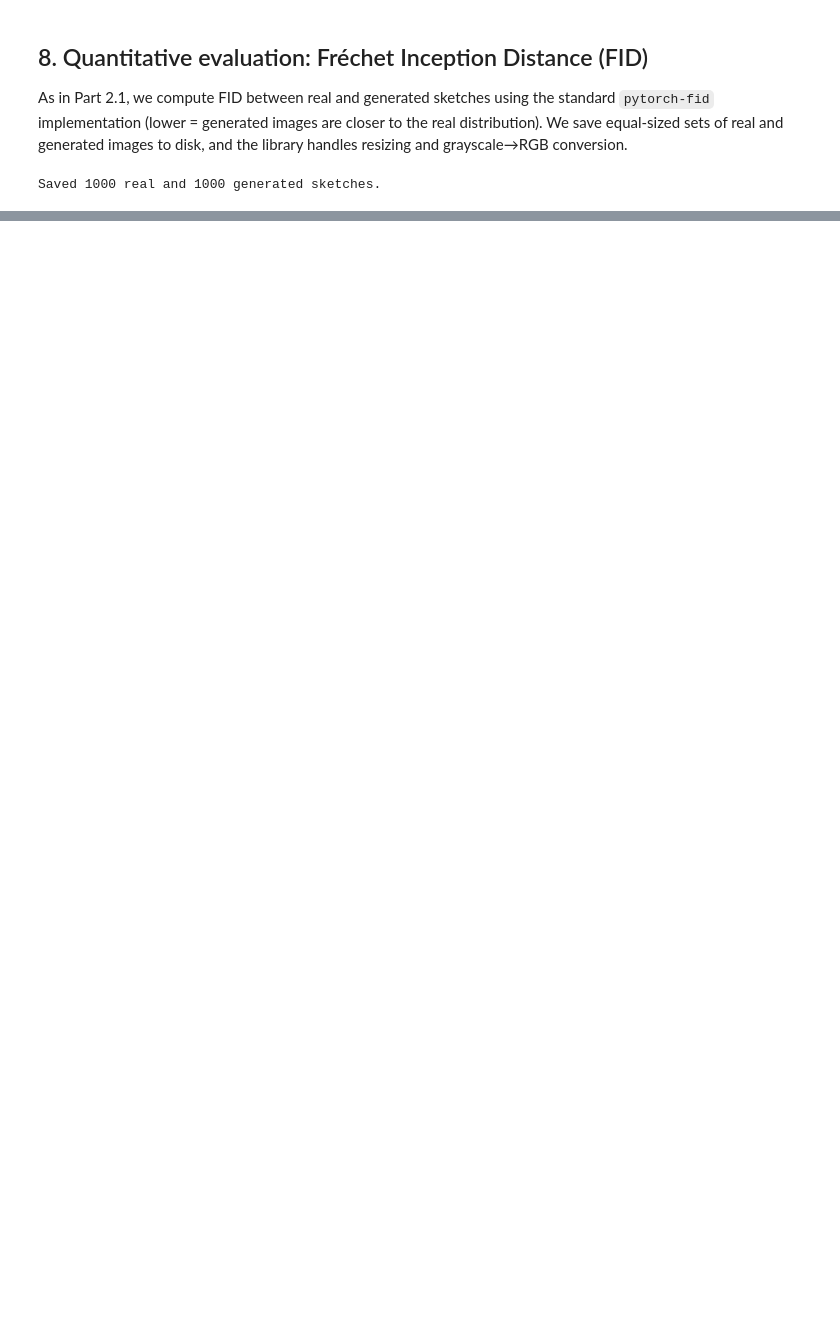
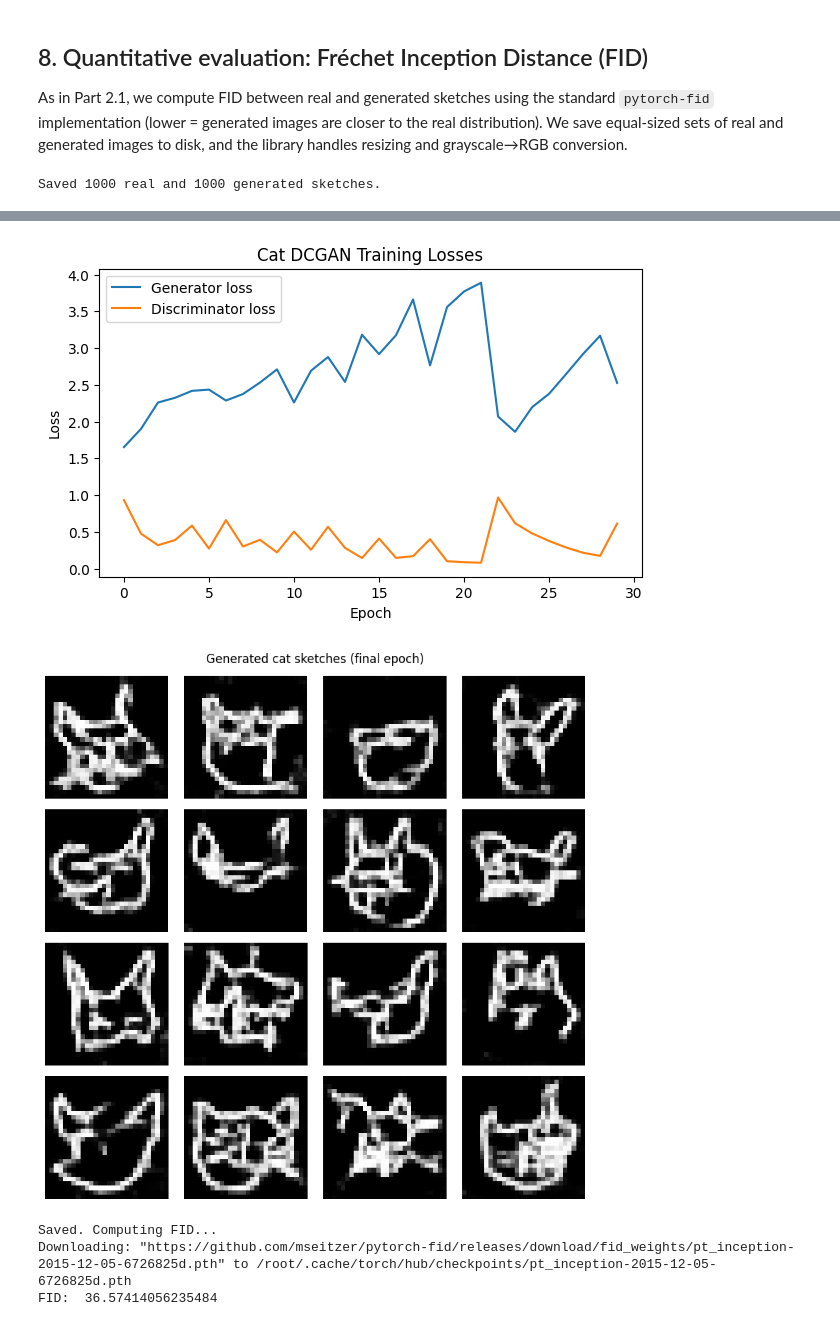
Before and after one commit to iisratislam/Generative_Modeling_Case-Study, a Jupyter notebook: part2_quickdraw_gan.ipynb, the cells around one changed output, grey strips where cells are left out. Cells and saved outputs as stored; diff of their text form; code cells hidden in the pictures; blank space fills up the shorter version.

Commit message:
Part 2.3 extension: cat category DCGAN + complexity comparison (FID=36.6)

```diff
--- a/part2_quickdraw_gan.ipynb
+++ b/part2_quickdraw_gan.ipynb
@@ -425,0 +567,50 @@ FID:  39.09211601676219
+# %%
+def show_generated_grid(snapshot, n=16, title="Generated sketches"):
+    imgs = (snapshot + 1) / 2.0
+    plt.figure(figsize=(8, 8))
+    for i in range(n):
+        plt.subplot(4, 4, i+1)
+        plt.imshow(imgs[i, 0], cmap="gray"); plt.axis("off")
+    plt.suptitle(title); plt.tight_layout(); plt.show()
+
+# Loss curve
+plt.figure(figsize=(7, 4))
+plt.plot(g_losses_cat, label="Generator loss")
+plt.plot(d_losses_cat, label="Discriminator loss")
+plt.xlabel("Epoch"); plt.ylabel("Loss")
+plt.title("Cat DCGAN Training Losses"); plt.legend(); plt.show()
+
+# Generated cats (final epoch)
+show_generated_grid(snapshots_cat[-1], title="Generated cat sketches (final epoch)")
+# %% [output]
+[figure, added]
+[figure, added]
+# %%
+!pip install pytorch-fid -q
+import os
+from torchvision.utils import save_image
+
+def save_images_for_fid(tensor_imgs, folder, prefix="img"):
+    os.makedirs(folder, exist_ok=True)
+    imgs = (tensor_imgs + 1) / 2.0
+    for i in range(imgs.size(0)):
+        save_image(imgs[i], os.path.join(folder, f"{prefix}_{i}.png"))
+
+N_FID = 1000
+# Real cats
+real_cat = cat_subset[:N_FID].astype(np.float32) / 127.5 - 1.0
+save_images_for_fid(torch.from_numpy(real_cat).unsqueeze(1), "fid_cat_real", "real")
+# Generated cats
+gen_cat.eval()
+with torch.no_grad():
+    z = torch.randn(N_FID, NOISE_DIM, device=device)
+    fake_cat = gen_cat(z).cpu()
+gen_cat.train()
+save_images_for_fid(fake_cat, "fid_cat_fake", "fake")
+print("Saved. Computing FID...")
+
+!python -m pytorch_fid fid_cat_real fid_cat_fake --device cuda
+# %% [output]
+Saved. Computing FID...
+Downloading: "https://github.com/mseitzer/pytorch-fid/releases/download/fid_weights/pt_inception-2015-12-05-6726825d.pth" to /root/.cache/torch/hub/checkpoints/pt_inception-2015-12-05-6726825d.pth
+FID:  36.57414056235484
```
Also changed, not shown: parts of 7 cells of this notebook.
